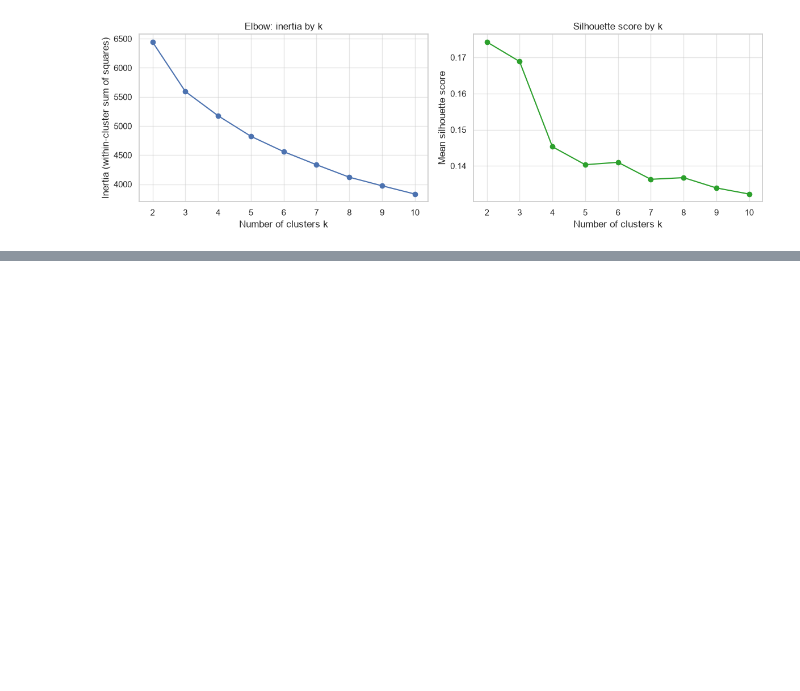
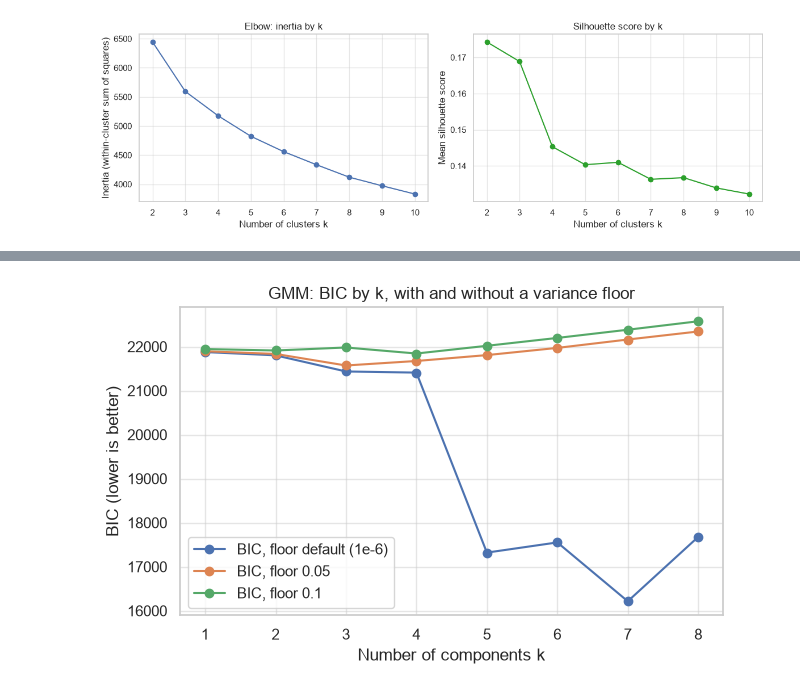
Before and after one commit to fluyid/osmi-mental-health-in-tech, a Jupyter notebook: osmi-clustering/notebooks/01_clustering.ipynb, the cells around one changed output, grey strips where cells are left out. Saved outputs shown, nothing was run; the diff lists cells and outputs as text; code cells hidden in the pictures; blank space fills up the shorter version.

```diff
--- a/osmi-clustering/notebooks/01_clustering.ipynb
+++ b/osmi-clustering/notebooks/01_clustering.ipynb
@@ -1167,0 +1170,15 @@ plt.show()
+# %%
+gmm_k_values = range(1, 9)
+floors = {"default (1e-6)": 1e-6, "0.05": 0.05, "0.1": 0.1}
+bic_table = pd.DataFrame(index=pd.Index(gmm_k_values, name="k"))
+
+for name, floor in floors.items():
+    bics = []
+    for k in gmm_k_values:
+        gmm = GaussianMixture(n_components=k, covariance_type="full", reg_covar=floor,
+                              n_init=5, random_state=42)
+        gmm.fit(scaled)
+        bics.append(gmm.bic(scaled))
+    bic_table[f"BIC, floor {name}"] = bics
+
+bic_table.round(0)
@@ -1167,0 +1215,12 @@ plt.show()
+# %%
+plt.figure(figsize=(7, 4))
+for col in bic_table.columns:
+    plt.plot(bic_table.index, bic_table[col], marker="o", label=col)
+plt.xlabel("Number of components k")
+plt.ylabel("BIC (lower is better)")
+plt.title("GMM: BIC by k, with and without a variance floor")
+plt.legend()
+plt.savefig("../figures/gmm_bic.png", dpi=150, bbox_inches="tight")
+plt.show()
+# %% [output]
+[figure, added]
```
Also changed, not shown: parts of 3 cells of this notebook, 1 other file.
